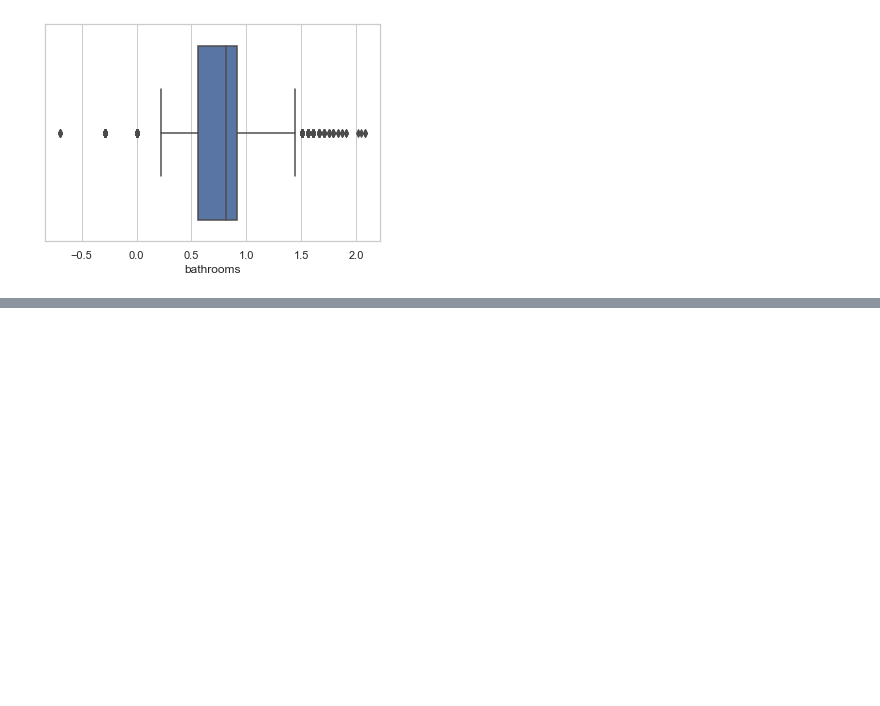
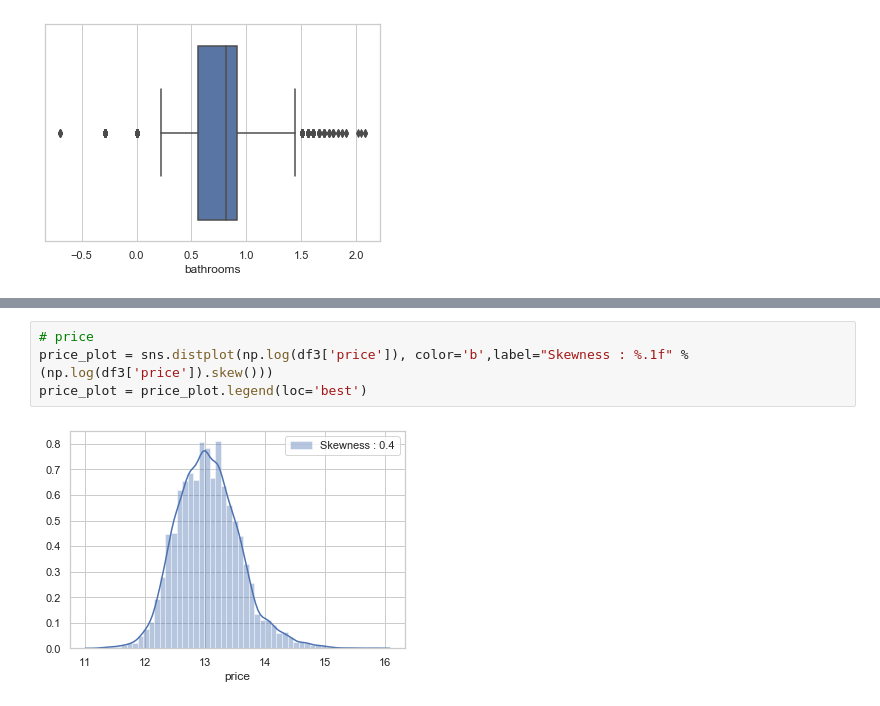
Before and after one commit to DennisNgugi/kc-house-prediction, a Jupyter notebook: KC house data.ipynb, the cells around one changed output, grey strips where cells are left out. Cells and saved outputs as stored; diff of their text form; blank space fills up the shorter version.

```diff
--- a/KC house data.ipynb
+++ b/KC house data.ipynb
@@ -185,0 +198,6 @@ sns.boxplot(data=df3, x=np.log(df3['bathrooms']))
+# %%
+# price
+price_plot = sns.distplot(np.log(df3['price']), color='b',label="Skewness : %.1f" %(np.log(df3['price']).skew()))
+price_plot = price_plot.legend(loc='best')
+# %% [output]
+[figure, added]
```
Also changed, not shown: parts of 18 cells of this notebook.
